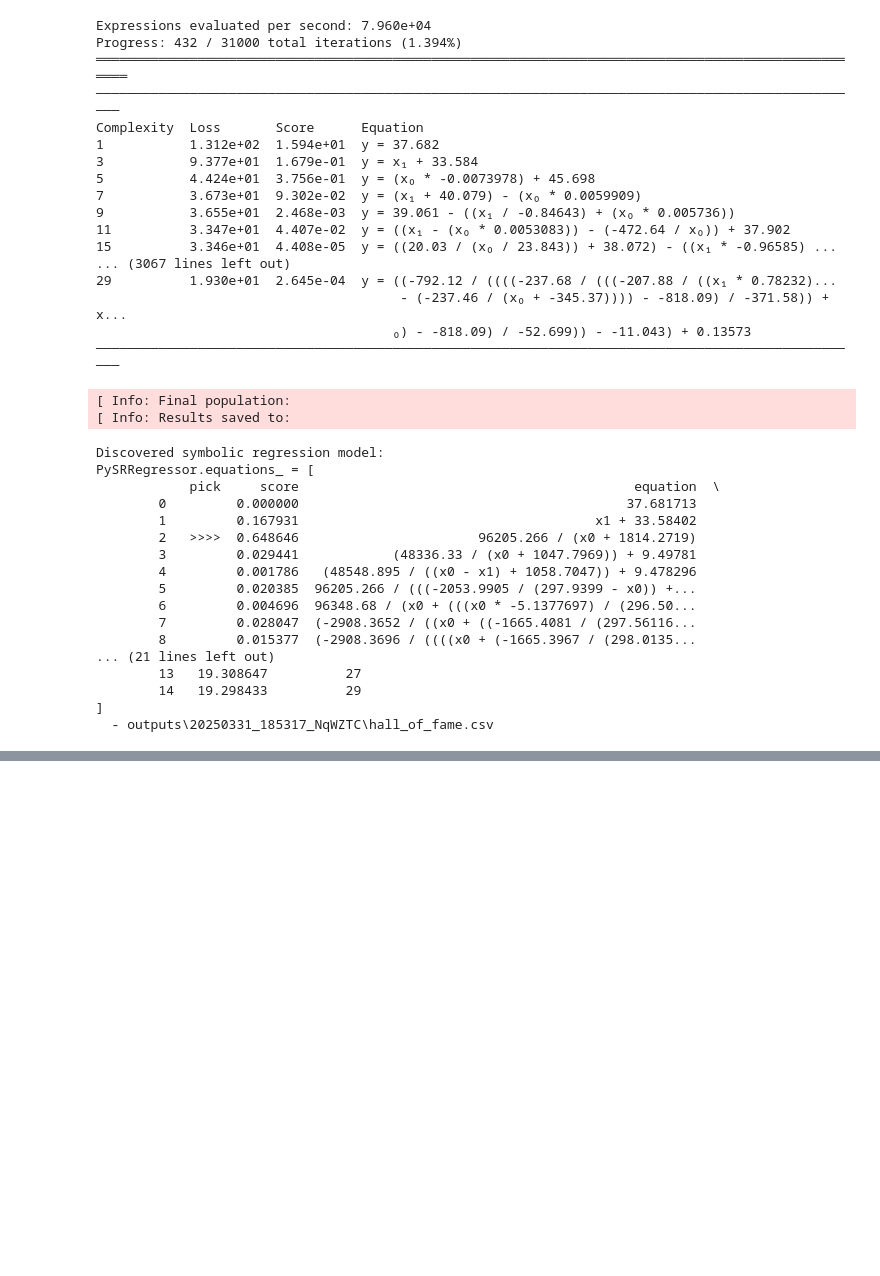
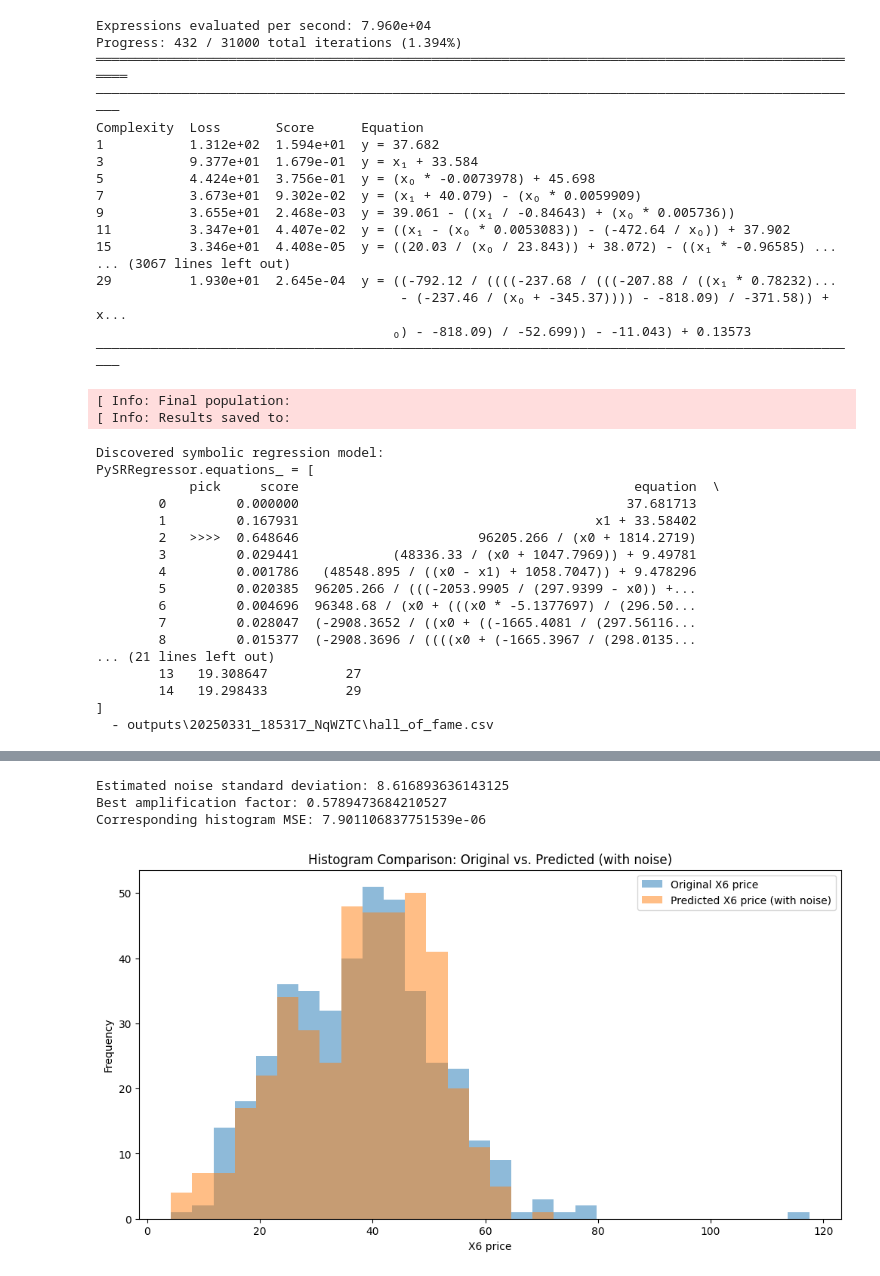
Before and after one commit to svenlagger/master-thesis-uni-li, a Jupyter notebook: prod/denoise_renoise/denoise_renoise_sr_custom_denoising.ipynb, the cells around one changed output, grey strips where cells are left out. Drawn from its saved outputs; the diff is of its cells as text; code cells hidden in the pictures; blank space fills up the shorter version.

```diff
--- a/prod/denoise_renoise/denoise_renoise_sr_custom_denoising.ipynb
+++ b/prod/denoise_renoise/denoise_renoise_sr_custom_denoising.ipynb
@@ -27,7 +26,7 @@ y = data["X6 price"].values
 # 2. Custom Denoising via Gaussian Process
 # ========================================
 # Define a custom kernel. For less smoothing, use a smaller RBF length scale.
-custom_kernel = ConstantKernel(1.0) * RBF(length_scale=0.01) + WhiteKernel(noise_level=10.0)
+custom_kernel = ConstantKernel(1.0) * RBF() + WhiteKernel()
 gp = GaussianProcessRegressor(kernel=custom_kernel, n_restarts_optimizer=10)
 gp.fit(X, y)
 # Generate denoised targets using your custom GP.
@@ -123,7 +122,7 @@ PySRRegressor.equations_ = [
 # 4. Candidate Selection and Conversion (Example)
 # ==========================================
 # Let's say you select the first candidate function.
-selected_eq_str = model.equations_.iloc[8]['equation']
+selected_eq_str = "(-3172.2585 / (((x0 + (-2053.9707 / ((x1 + (290.34222 - x0)) / 0.66621494))) + 1167.8259) / -14.898881)) + ((x1 * 0.5063245) + 9.724749)"
 print("Selected candidate equation:", selected_eq_str)
 
 # Convert the candidate string to a sympy expression.
@@ -171,0 +149,73 @@ Estimated noise standard deviation: 8.874110712717487
+# %%
+# ==========================================
+# 5. Reintroduce Noise to Match Original Distribution
+# ==========================================
+# Estimate the noise level using residuals between original and denoised targets.
+# Get the candidate (denoised) prediction:
+y_denoised = candidate_function(X)
+residuals = y - y_denoised  # empirical residuals
+noise_std = np.std(residuals)
+print("Estimated noise standard deviation:", noise_std)
+
+# Set up a function to perform bootstrapping with an amplification factor,
+# compute the re-noised predictions, then return the error between histograms.
+def compute_histogram_mse(amplification_factor, noise_std, bins=30):
+    # Fix the seed for reproducibility.
+    # np.random.seed(42)
+    # Sample residuals with replacement using bootstrapping
+    std_noise = np.random.normal(0, noise_std, size=y_denoised.shape)
+    # Reintroduce noise with amplification
+    y_pred = y_denoised_fixed + amplification_factor * std_noise
+
+    # Compute histograms for both original and predicted data.
+    # We'll use density=True so that differences in total count are normalized out.
+    hist_original, bin_edges = np.histogram(y, bins=bins, density=True)
+    hist_pred, _ = np.histogram(y_pred, bins=bin_edges, density=True)
+
+    # Compute Mean Squared Error between the two histograms.
+    mse = np.mean((hist_original - hist_pred) ** 2)
+    return mse, bin_edges, hist_original, hist_pred, y_pred
+
+# Perform a simple grid search over a range of amplification factors.
+amplification_factors = np.linspace(0.5, 2.0, 20)
+errors = []
+
+for factor in amplification_factors:
+    mse, _, _, _, _ = compute_histogram_mse(factor, noise_std, bins=30)
+    errors.append(mse)
+
+# Find the amplification factor that yields the smallest histogram error.
+best_idx = np.argmin(errors)
+best_amp = amplification_factors[best_idx]
+print("Best amplification factor:", best_amp)
+print("Corresponding histogram MSE:", errors[best_idx])
+
+# Use the best amplification factor to generate the final predictions.
+mse, bin_edges, hist_original, hist_pred, y_pred_final_std = compute_histogram_mse(best_amp, noise_std, bins=30)
+
+# # You can optionally amplify the noise if needed:
+# noise_factor = 1.0  # adjust this factor as desired
+# noise_std_amplified = noise_std * noise_factor
+
+# def predict_with_noise(func, X, noise_std):
+#     y_pred = func(X)
+#     noise = np.random.normal(0, noise_std, size=y_pred.shape)
+#     return y_pred + noise
+
+# # Generate predictions using the candidate function and add noise.
+# y_pred_with_noise = predict_with_noise(candidate_function, X, noise_std_amplified)
+
+bins = np.histogram_bin_edges(np.concatenate([y, y_pred_final_std]), bins=30)
+plt.figure(figsize=(12, 6))
+plt.hist(y, bins=bins, alpha=0.5, label="Original X6 price")
+plt.hist(y_pred_final_std, bins=bins, alpha=0.5, label="Predicted X6 price (with noise)")
+plt.xlabel("X6 price")
+plt.ylabel("Frequency")
+plt.title("Histogram Comparison: Original vs. Predicted (with noise)")
+plt.legend()
+plt.show()
+# %% [output]
+Estimated noise standard deviation: 8.616893636143125
+Best amplification factor: 0.5789473684210527
+Corresponding histogram MSE: 7.901106837751539e-06
+[figure, added]
```
Also changed, not shown: parts of 8 cells of this notebook, 36 other files.
